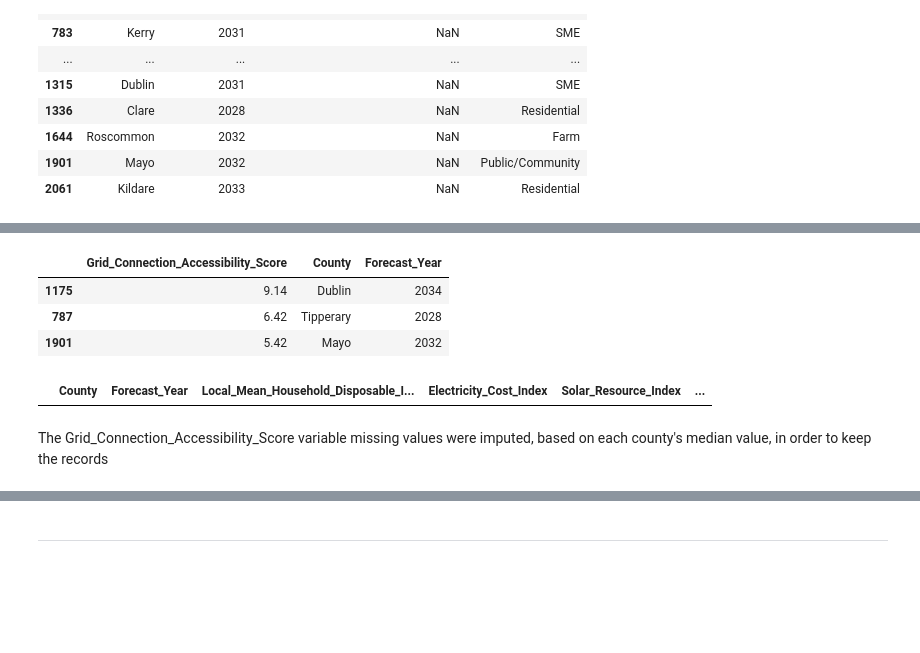
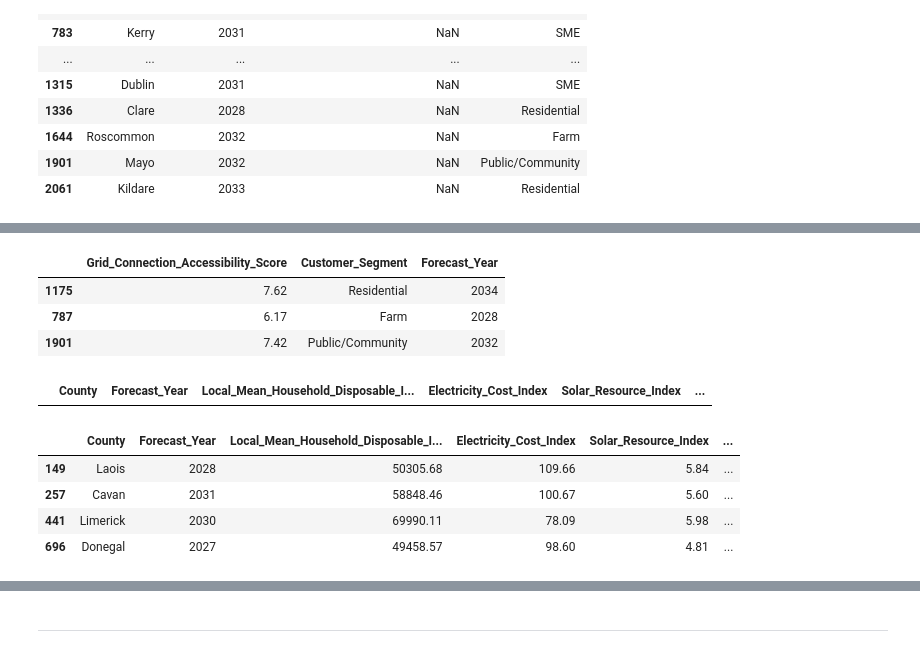
Before and after one commit to sba26096-CiaranLynch/IntegratedCA2, a Jupyter notebook: Integrated_CA_2.ipynb, the cells around one changed output, grey strips where cells are left out. Saved outputs shown, nothing was run; the diff lists cells and outputs as text; code cells hidden in the pictures; blank space fills up the shorter version.

```diff
--- a/Integrated_CA_2.ipynb
+++ b/Integrated_CA_2.ipynb
@@ -958,7 +1199,7 @@ Wicklow      6.22
 Name: Site_Suitability_Score, dtype: float64
 # %%
 df["Site_Suitability_Score"] = (
-    df["Site_Suitability_Score"].fillna(df["County"].map(SS_index_medians) )
+    df["Site_Suitability_Score"].fillna(df["Customer_Segment"].map(SS_index_medians) )
 )
 # %%
 # check to see if the record updated correctly
@@ -976,0 +1230,7 @@ df.loc[
+# %%
+df["Site_Suitability_Score"] = np.where(
+    (df["Site_Suitability_Score"] < 1) |
+    (df["Site_Suitability_Score"] > 10),
+    df["Customer_Segment"].map(SS_index_medians),
+    df["Site_Suitability_Score"]
+)
@@ -1024,7 +1302,7 @@ df.loc[
 | 1901 | Mayo | 2032 | NaN | Public/Community |
 | 2061 | Kildare | 2033 | NaN | Residential |
 # %%
-Grid_Connection_medians = df.groupby("County")[
+Grid_Connection_medians = df.groupby("Customer_Segment")[
     "Grid_Connection_Accessibility_Score"].median().round(2)
 
 print(Grid_Connection_medians)
@@ -1048,21 +1315,31 @@ Wicklow      7.22
 Name: Grid_Connection_Accessibility_Score, dtype: float64
 # %%
 df["Grid_Connection_Accessibility_Score"] = (
-    df["Grid_Connection_Accessibility_Score"].fillna(df["County"].map(Grid_Connection_medians) )
+    df["Grid_Connection_Accessibility_Score"].fillna(df["Customer_Segment"].map(Grid_Connection_medians) )
 )
 # %%
-# check to see if the record updated correctly
-df.loc[ [1175, 787, 1901], ["Grid_Connection_Accessibility_Score", "County", "Forecast_Year"] ]
+# spot check to see if the record updated correctly
+df.loc[ [1175, 787, 1901], ["Grid_Connection_Accessibility_Score", "Customer_Segment", "Forecast_Year"] ]
 # %% [output]
-|  | Grid_Connection_Accessibility_Score | County | Forecast_Year |
-| 1175 | 9.14 | Dublin | 2034 |
-| 787 | 6.42 | Tipperary | 2028 |
-| 1901 | 5.42 | Mayo | 2032 |
+|  | Grid_Connection_Accessibility_Score | Customer_Segment | Forecast_Year |
+| 1175 | 7.62 | Residential | 2034 |
+| 787 | 6.17 | Farm | 2028 |
+| 1901 | 7.42 | Public/Community | 2032 |
 # %%
 df.loc[
     df["Grid_Connection_Accessibility_Score"].isna()
     ]
 # %% [output]
 |  | County | Forecast_Year | Local_Mean_Household_Disposable_I... | Electricity_Cost_Index | Solar_Resource_Index | ... |
-# %% [markdown]
-The Grid_Connection_Accessibility_Score variable missing values were imputed, based on each county's median value, in order to keep the records
+# %%
+df.loc[
+     (df["Grid_Connection_Accessibility_Score"] < 1) |
+     (df["Grid_Connection_Accessibility_Score"] > 10 )
+
+]
+# %% [output]
+|  | County | Forecast_Year | Local_Mean_Household_Disposable_I... | Electricity_Cost_Index | Solar_Resource_Index | ... |
+| 149 | Laois | 2028 | 50305.68 | 109.66 | 5.84 | ... |
+| 257 | Cavan | 2031 | 58848.46 | 100.67 | 5.60 | ... |
+| 441 | Limerick | 2030 | 69990.11 | 78.09 | 5.98 | ... |
+| 696 | Donegal | 2027 | 49458.57 | 98.60 | 4.81 | ... |
```
Also changed, not shown: parts of 294 cells of this notebook, 2 other files.
